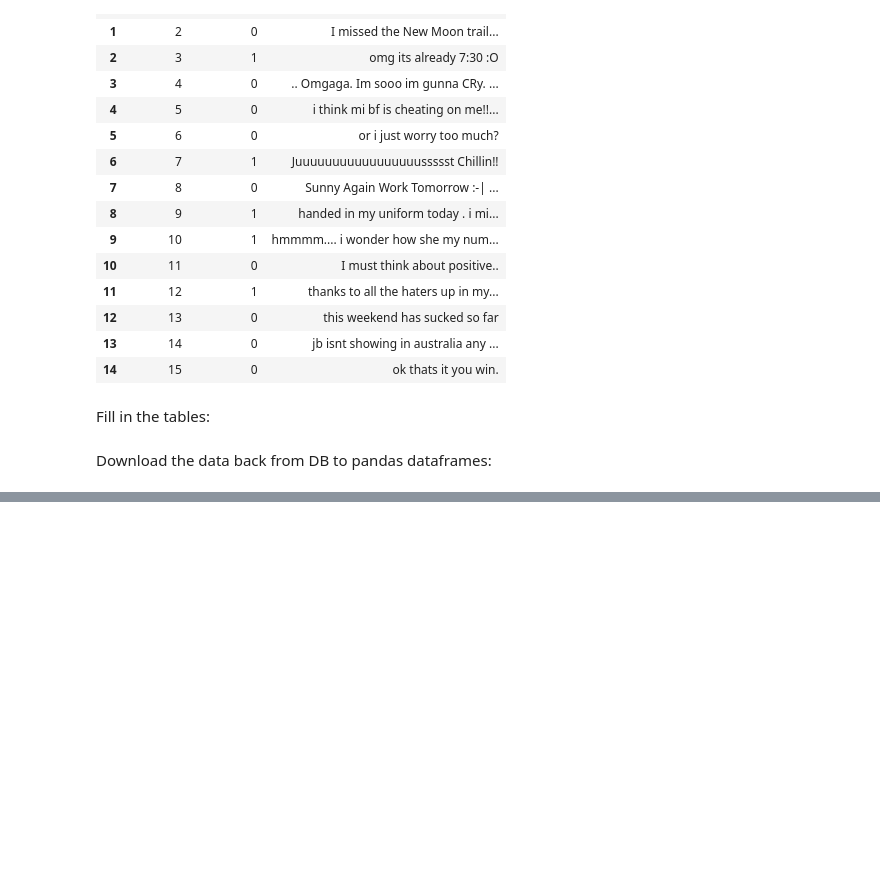
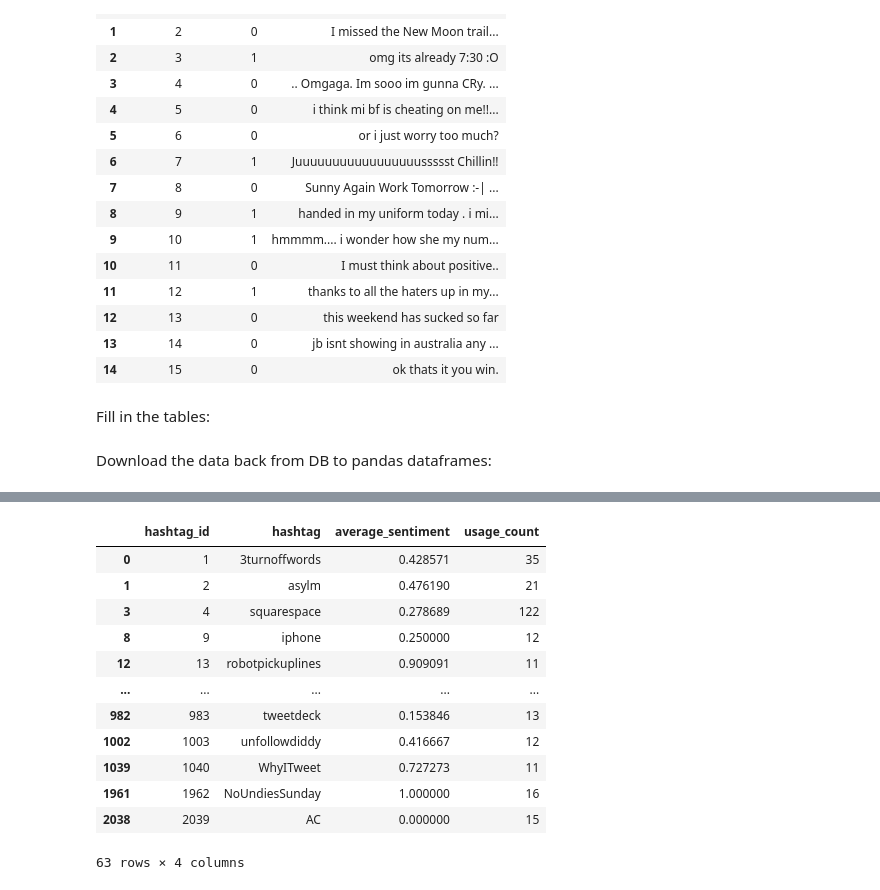
Before and after one commit to gbulg/Data-analysis-class, a Jupyter notebook: HW2/hw2.ipynb, the cells around one changed output, grey strips where cells are left out. Drawn from its saved outputs; the diff is of its cells as text; code cells hidden in the pictures; blank space fills up the shorter version.

```diff
--- a/HW2/hw2.ipynb
+++ b/HW2/hw2.ipynb
@@ -206,0 +201,16 @@ metadata_df[metadata_df.columns.difference(['id',
+# %%
+hashtags_df[hashtags_df.usage_count > 10]
+# %% [output]
+|  | hashtag_id | hashtag | average_sentiment | usage_count |
+| 0 | 1 | 3turnoffwords | 0.428571 | 35 |
+| 1 | 2 | asylm | 0.476190 | 21 |
+| 3 | 4 | squarespace | 0.278689 | 122 |
+| 8 | 9 | iphone | 0.250000 | 12 |
+| 12 | 13 | robotpickuplines | 0.909091 | 11 |
+| ... | ... | ... | ... | ... |
+| 982 | 983 | tweetdeck | 0.153846 | 13 |
+| 1002 | 1003 | unfollowdiddy | 0.416667 | 12 |
+| 1039 | 1040 | WhyITweet | 0.727273 | 11 |
+| 1961 | 1962 | NoUndiesSunday | 1.000000 | 16 |
+| 2038 | 2039 | AC | 0.000000 | 15 |
+63 rows × 4 columns
```
Also changed, not shown: parts of 23 cells of this notebook.
